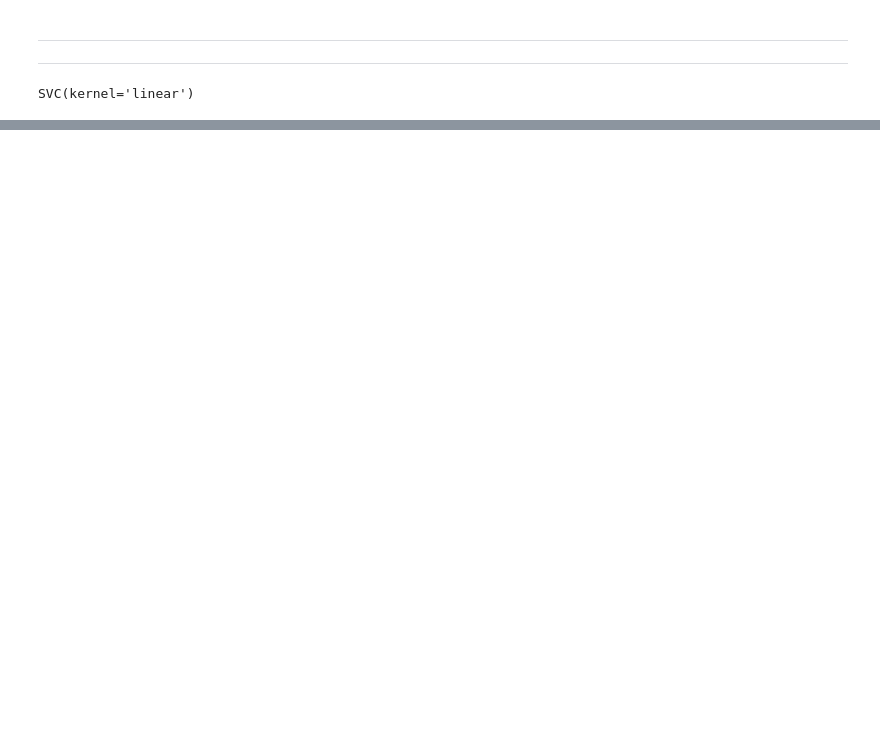
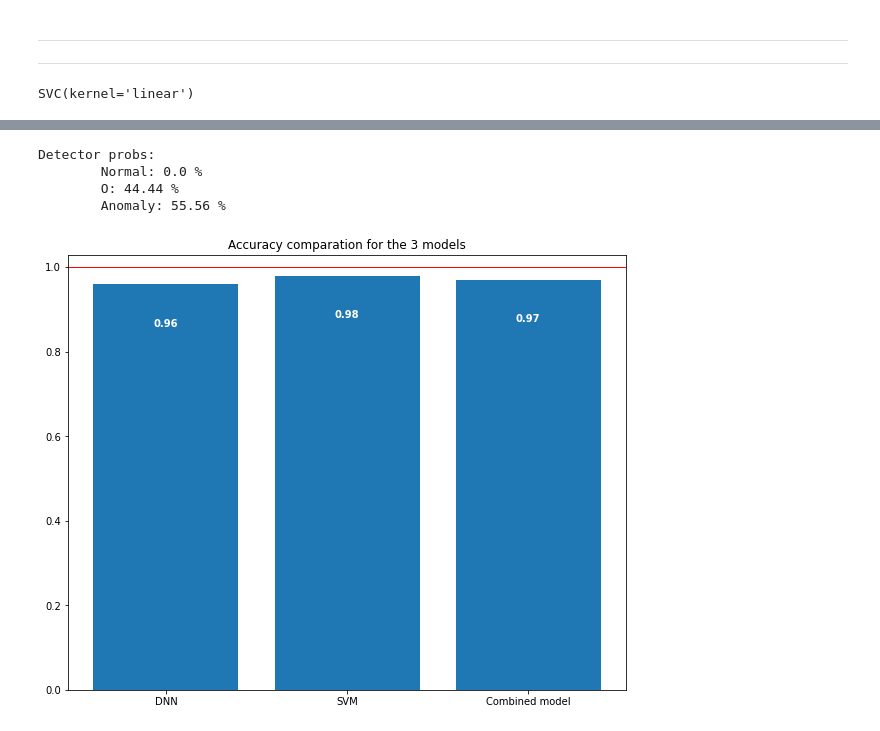
Before and after one commit to jafetimbre/verbose-projects, a Jupyter notebook: infosec/nsl-kdd-ids/ids.ipynb, the cells around one changed output, grey strips where cells are left out. Drawn from its saved outputs; the diff is of its cells as text; code cells hidden in the pictures; blank space fills up the shorter version.

```diff
--- a/infosec/nsl-kdd-ids/ids.ipynb
+++ b/infosec/nsl-kdd-ids/ids.ipynb
@@ -308,0 +309,65 @@ Accuracy: 0.9781734635267088
+# %%
+def calc_prob(nr):
+    d = 1 - np.abs(np.array([nr]*3)-np.array([.0,.5,1]))
+    s = np.sum(d)
+    return d / s
+# %%
+def comb_detector(input_vec):
+    d1 = model.predict(input_vec)[0][0]
+    d2 = clf.predict(input_vec.values)[0]
+
+    d1 = calc_prob(d1)
+    d2 = calc_prob(d2)
+    cross = np.reshape([i*j for i in d1 for j in d2], (3,3)).T
+
+    k = cross[0][1] + cross[1][0]
+    km = 1 - k
+
+    m_normal = (cross[0][0] + cross[0][2] + cross[2][0]) / km
+    m_anom = (cross[1][1] + cross[1][2] + cross[2][1]) / km
+    m_cant = cross[2][2] / km
+
+    return np.array([m_normal, m_cant, m_anom])
+# %%
+def format_det(val):
+    vals = np.around(val * 100, decimals=2)
+    print("Detector probs:")
+    print(f"\tNormal: {vals[0]} %")
+    print(f"\tO: {vals[1]} %")
+    print(f"\tAnomaly: {vals[2]} %")
+
+
+atc = test_data.loc[test_data["class"] == 1.0].iloc[:1, :-1]
+
+comb_det_val = comb_detector(atc)
+format_det(comb_det_val)
+# %% [output]
+Detector probs:
+        Normal: 0.0 %
+        O: 44.44 %
+        Anomaly: 55.56 %
+# %%
+def detector(x):
+    true_val = 0
+    for ix in range(len(x)):
+        dX = x.iloc[ix:ix+1, :-1]
+        dY = x.iloc[ix:ix+1, [-1]].values[0][0]
+        comb = comb_detector(dX)
+        m_comb = np.max(comb)
+        if (m_comb == comb[0] and dY == 0.0) or (m_comb == comb[2] and dY == 1.0):
+            true_val += 1
+    return true_val / len(x)
+# %%
+num_det_rows = 1000
+acc3 = detector(test_data[:num_det_rows])
+# %%
+fig, ax = plt.subplots(figsize=(10, 8))
+labels = ["DNN", "SVM", "Combined model"]
+vals = np.around([acc1, acc2, acc3], decimals=2)
+ax.bar(labels, vals)
+ax.set_title("Accuracy comparation for the 3 models")
+ax.axhline(y=1,linewidth=1, color='r')
+for i, v in enumerate(vals):
+    ax.text(i-.07, v-.1, str(v), color='white', fontweight='bold')
+# %% [output]
+[figure, added]
```
Also changed, not shown: parts of 8 cells of this notebook.
